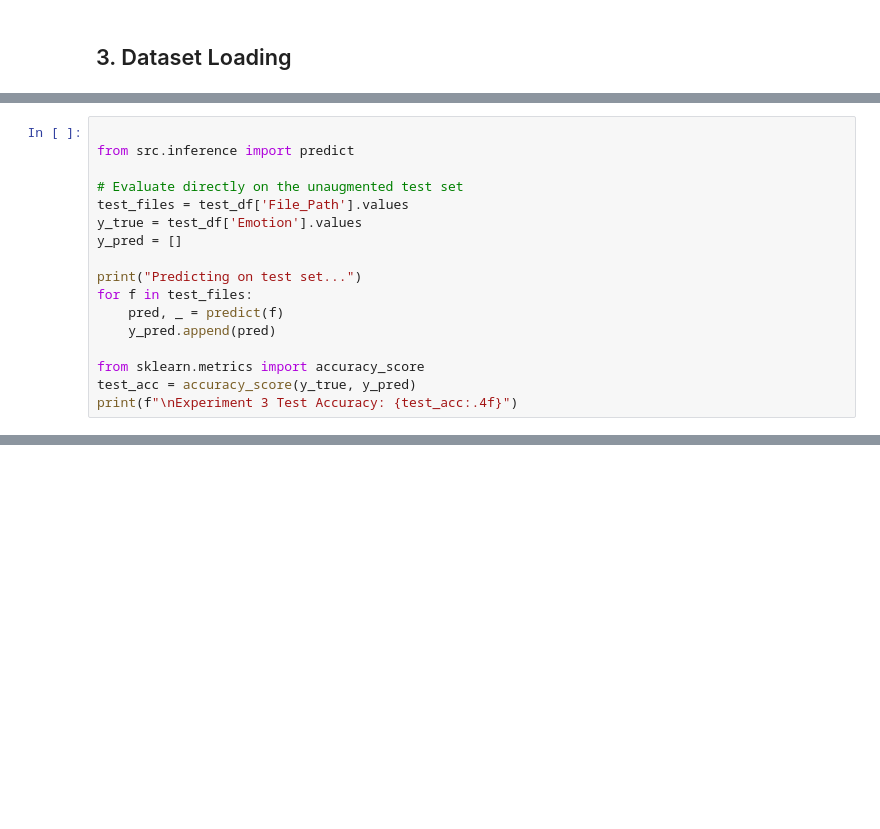
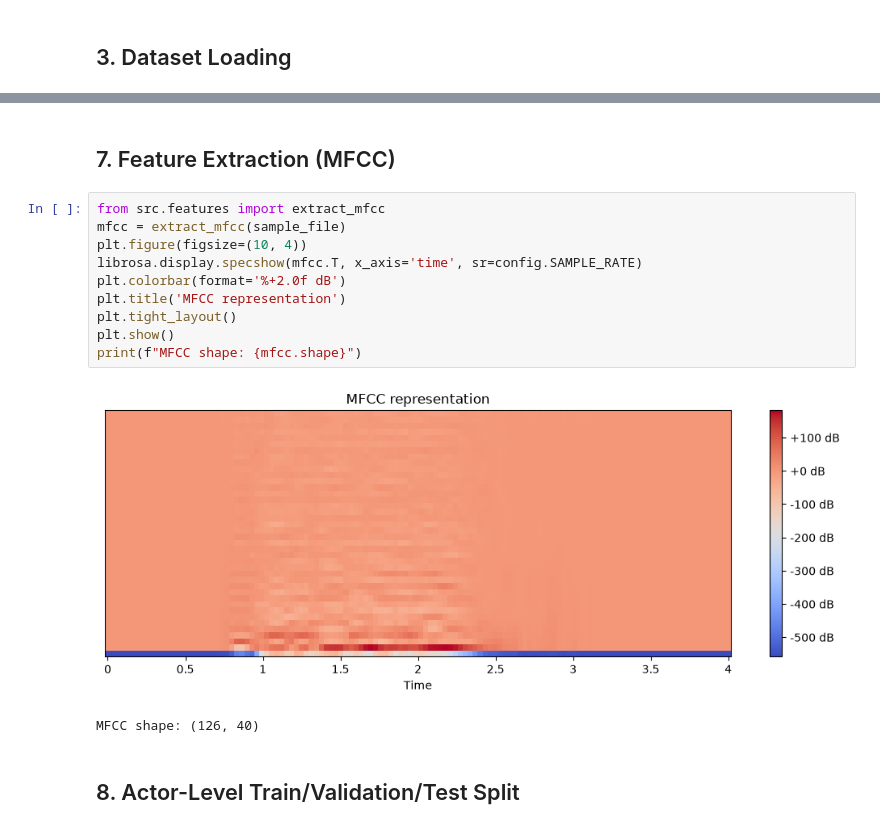
Before and after one commit to MohameedAlaa/CodeAlpha_Emotion_Recognition, a Jupyter notebook: notebooks/CodeAlpha_Task2_Emotion_Recognition.ipynb, the cells around one changed output, grey strips where cells are left out. Cells and saved outputs as stored; diff of their text form; blank space fills up the shorter version.

```diff
--- a/notebooks/CodeAlpha_Task2_Emotion_Recognition.ipynb
+++ b/notebooks/CodeAlpha_Task2_Emotion_Recognition.ipynb
@@ -336,17 +30,0 @@ plt.show()
-# %%
-
-from src.inference import predict
-
-# Evaluate directly on the unaugmented test set
-test_files = test_df['File_Path'].values
-y_true = test_df['Emotion'].values
-y_pred = []
-
-print("Predicting on test set...")
-for f in test_files:
-    pred, _ = predict(f)
-    y_pred.append(pred)
-
-from sklearn.metrics import accuracy_score
-test_acc = accuracy_score(y_true, y_pred)
-print(f"\nExperiment 3 Test Accuracy: {test_acc:.4f}")
@@ -455,0 +81,17 @@ The final pipeline achieves a robust test accuracy of **~59.4%** across 8 challe
+# %% [markdown]
+## 7. Feature Extraction (MFCC)
+# %%
+from src.features import extract_mfcc
+mfcc = extract_mfcc(sample_file)
+plt.figure(figsize=(10, 4))
+librosa.display.specshow(mfcc.T, x_axis='time', sr=config.SAMPLE_RATE)
+plt.colorbar(format='%+2.0f dB')
+plt.title('MFCC representation')
+plt.tight_layout()
+plt.show()
+print(f"MFCC shape: {mfcc.shape}")
+# %% [output]
+[figure, added]
+MFCC shape: (126, 40)
+# %% [markdown]
+## 8. Actor-Level Train/Validation/Test Split
```
Also changed, not shown: parts of 87 cells of this notebook.
